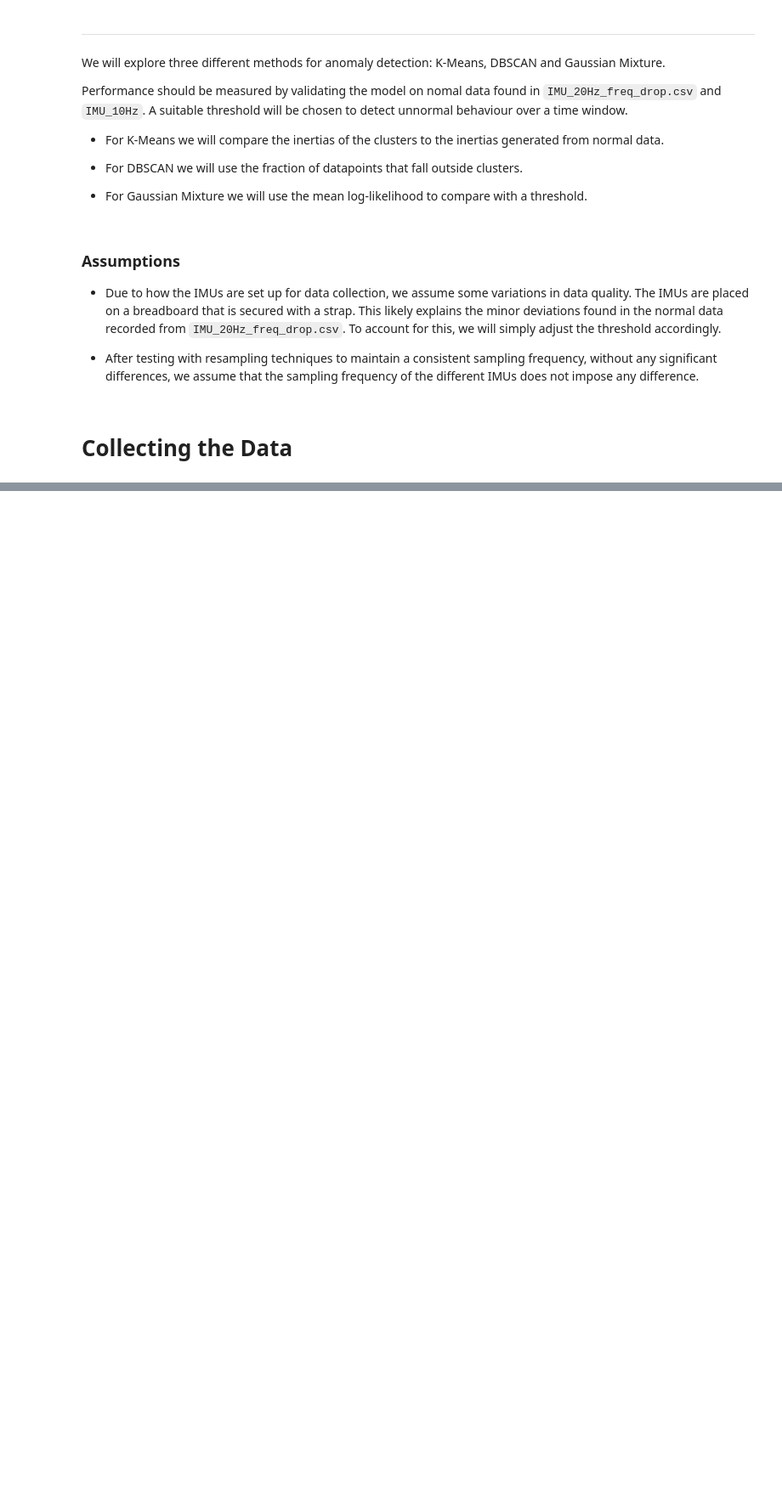
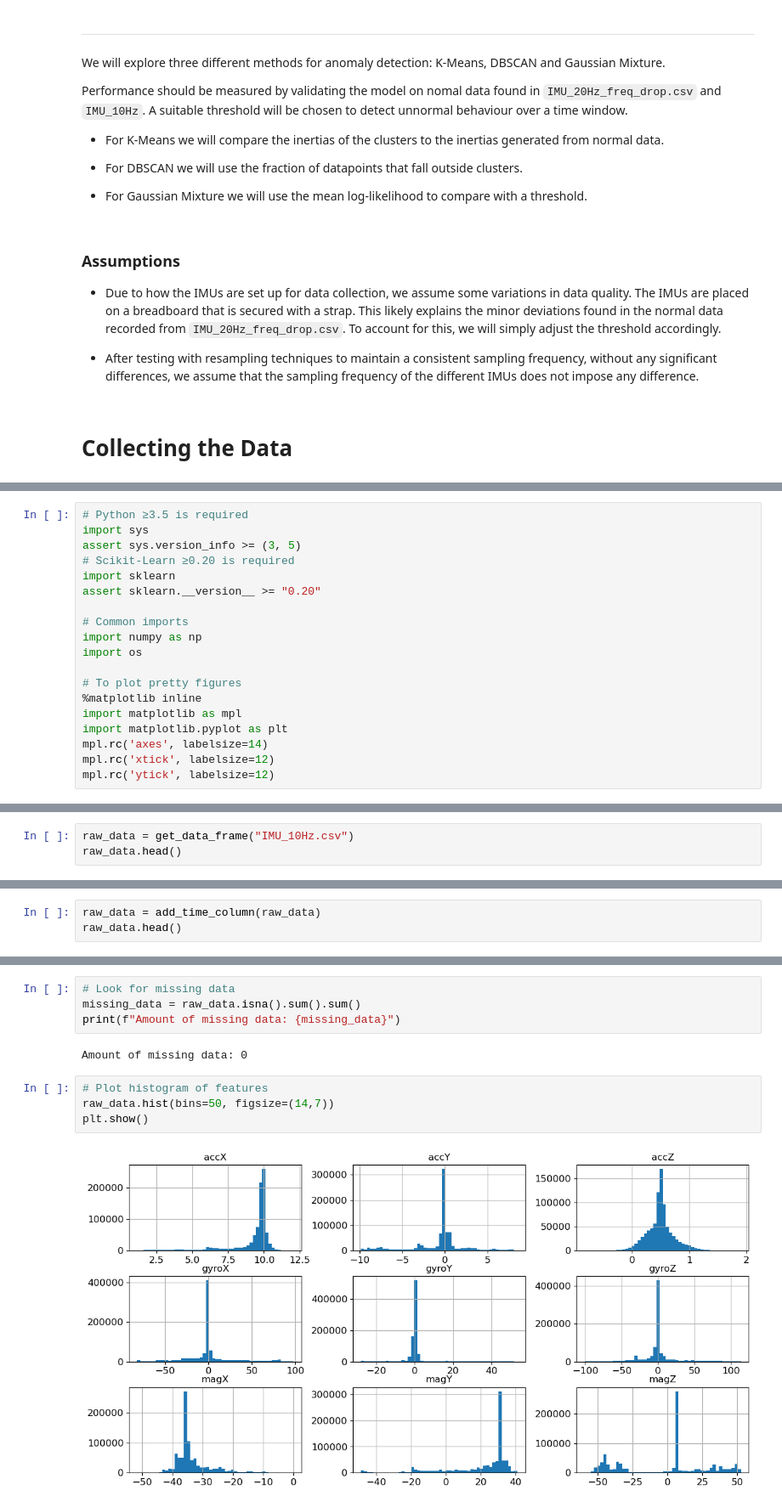
Before and after one commit to Hakonimatata/MachineLearningV2, a Jupyter notebook: Assignment_2/A2_Submission.ipynb, the cells around one changed output, grey strips where cells are left out. Shown: that part at 85% size. Saved outputs shown, nothing was run; the diff lists cells and outputs as text; blank space fills up the shorter version.

```diff
--- a/Assignment_2/A2_Submission.ipynb
+++ b/Assignment_2/A2_Submission.ipynb
@@ -35,0 +44,19 @@ https://www.kaggle.com/datasets/hkayan/industrial-robotic-arm-imu-data-casper-1-
+# %%
+# Python ≥3.5 is required
+import sys
+assert sys.version_info >= (3, 5)
+# Scikit-Learn ≥0.20 is required
+import sklearn
+assert sklearn.__version__ >= "0.20"
+
+# Common imports
+import numpy as np
+import os
+
+# To plot pretty figures
+%matplotlib inline
+import matplotlib as mpl
+import matplotlib.pyplot as plt
+mpl.rc('axes', labelsize=14)
+mpl.rc('xtick', labelsize=12)
+mpl.rc('ytick', labelsize=12)
@@ -35,0 +265,3 @@ https://www.kaggle.com/datasets/hkayan/industrial-robotic-arm-imu-data-casper-1-
+# %%
+raw_data = get_data_frame("IMU_10Hz.csv")
+raw_data.head()
@@ -35,0 +299,3 @@ https://www.kaggle.com/datasets/hkayan/industrial-robotic-arm-imu-data-casper-1-
+# %%
+raw_data = add_time_column(raw_data)
+raw_data.head()
@@ -35,0 +310,12 @@ https://www.kaggle.com/datasets/hkayan/industrial-robotic-arm-imu-data-casper-1-
+# %%
+# Look for missing data
+missing_data = raw_data.isna().sum().sum()
+print(f"Amount of missing data: {missing_data}")
+# %% [output]
+Amount of missing data: 0
+# %%
+# Plot histogram of features
+raw_data.hist(bins=50, figsize=(14,7))
+plt.show()
+# %% [output]
+[figure, added]
```
Also changed, not shown: parts of 36 cells of this notebook.
